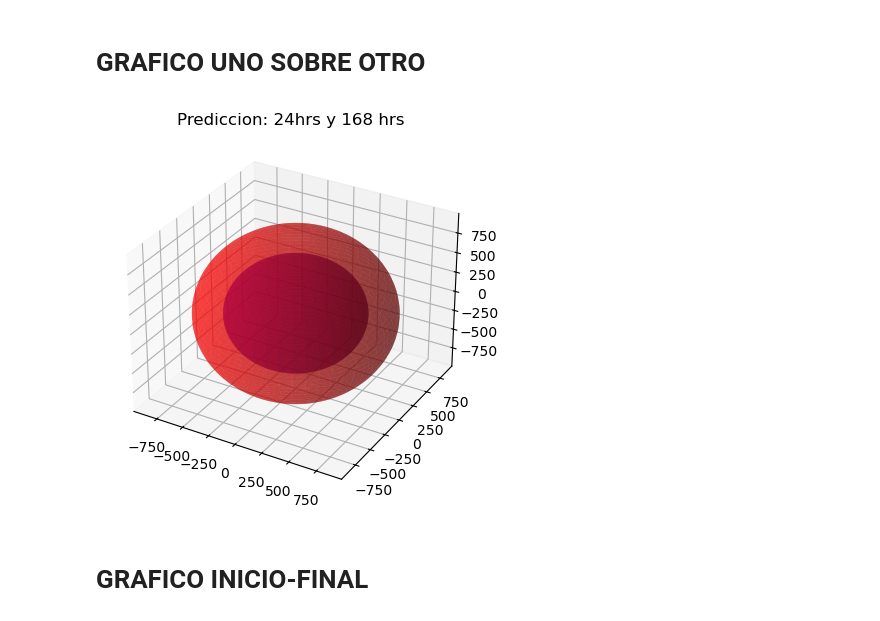
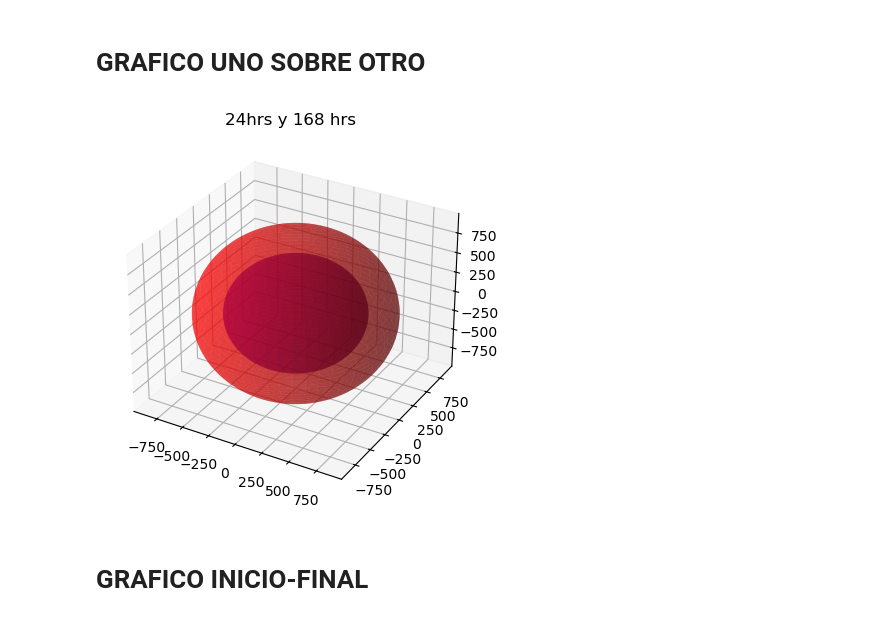
Before and after one commit to AdairPonceuwu/SferoidAnalisis, a Jupyter notebook: Crecimeinto_Celular.ipynb, the cells around one changed output. Cells and saved outputs as stored; diff of their text form; code cells hidden in the pictures.

```diff
--- a/Crecimeinto_Celular.ipynb
+++ b/Crecimeinto_Celular.ipynb
@@ -199,20 +218,20 @@ z2 = c2 * np.outer(np.ones(np.size(phi)), np.cos(theta))
 # %%
 # Crear la figura y los ejes 3D
 fig = plt.figure()
 ax = fig.add_subplot(111, projection='3d')
 
 # Graficar los dos esferoides
 ax.plot_surface(x1, y1, z1, color='b', alpha=0.5)
 ax.plot_surface(x2, y2, z2, color='r', alpha=0.5)
 
 # Ajustar la relación de aspecto de los ejes
 ax.set_aspect('auto')
-ax.set_title('Prediccion: 24hrs y 168 hrs')
+ax.set_title('24hrs y 168 hrs')
 
 # Mostrar el gráfico
 plt.show()
 # %% [output]
-[figure, old version]
+[figure, new version]
 # %% [markdown]
 # GRAFICO INICIO-FINAL
 # %%
```
Also changed, not shown: parts of 7 cells of this notebook, 1 other file.
